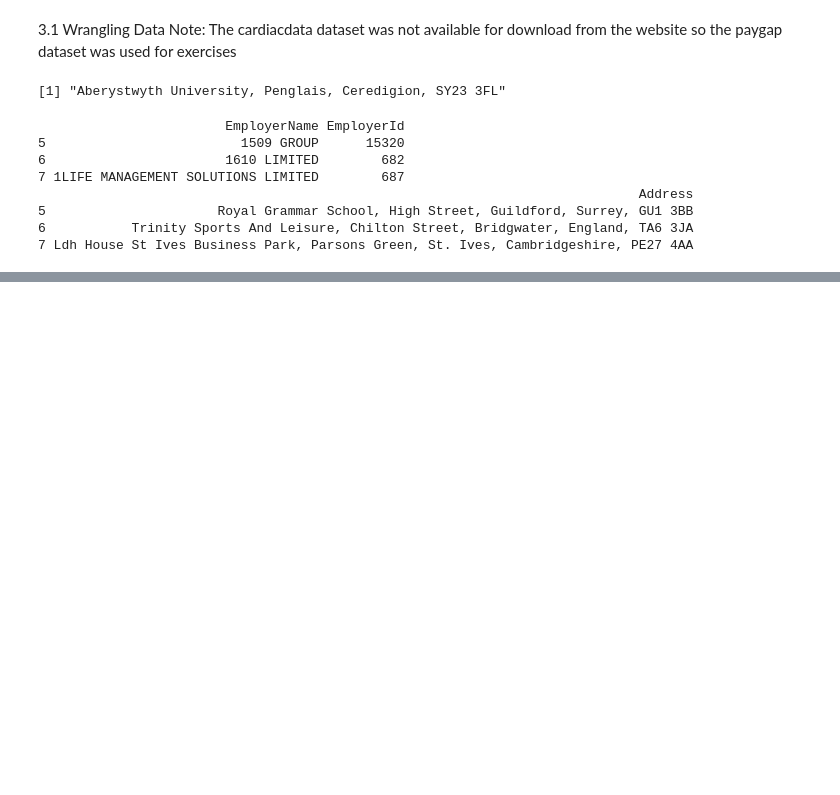
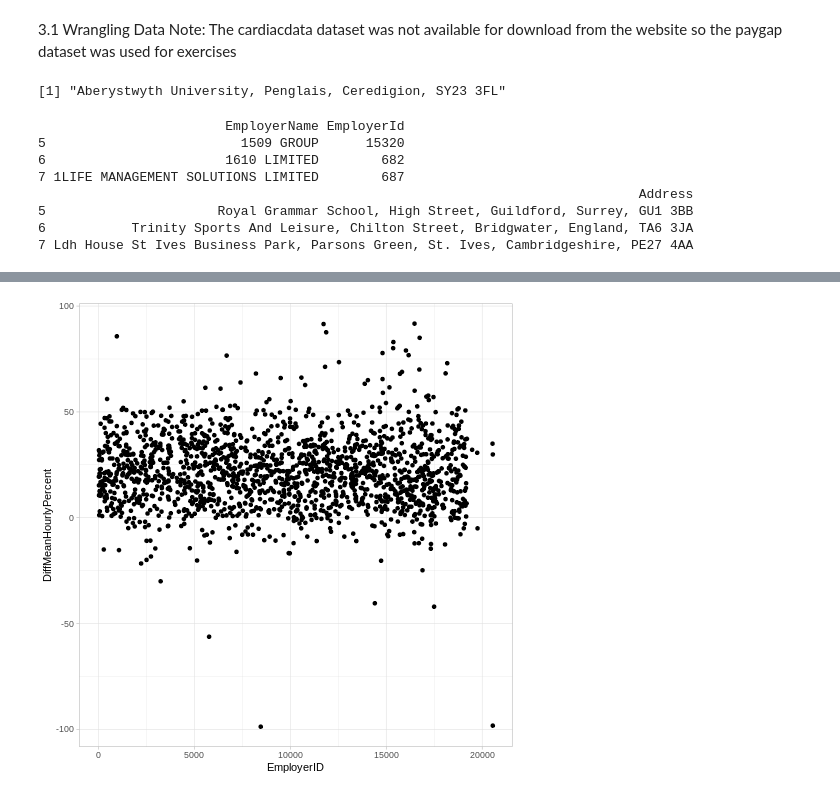
Before and after one commit to rimashah1/introR, a Jupyter notebook: bookbrown.ipynb, the cells around one changed output, grey strips where cells are left out. Saved outputs shown, nothing was run; the diff lists cells and outputs as text; code cells hidden in the pictures; blank space fills up the shorter version.

```diff
--- a/bookbrown.ipynb
+++ b/bookbrown.ipynb
@@ -177,0 +204,8 @@ UsageError: Cell magic `%%R` not found.
+# %%
+%%R
+# Scatterplots
+ggplot(data = paygap, mapping = aes(x = EmployerID, y = DiffMeanHourlyPercent)) +
+  geom_point() +
+  theme_light()
+# %% [output]
+[figure, added]
```
Also changed, not shown: parts of 17 cells of this notebook.
